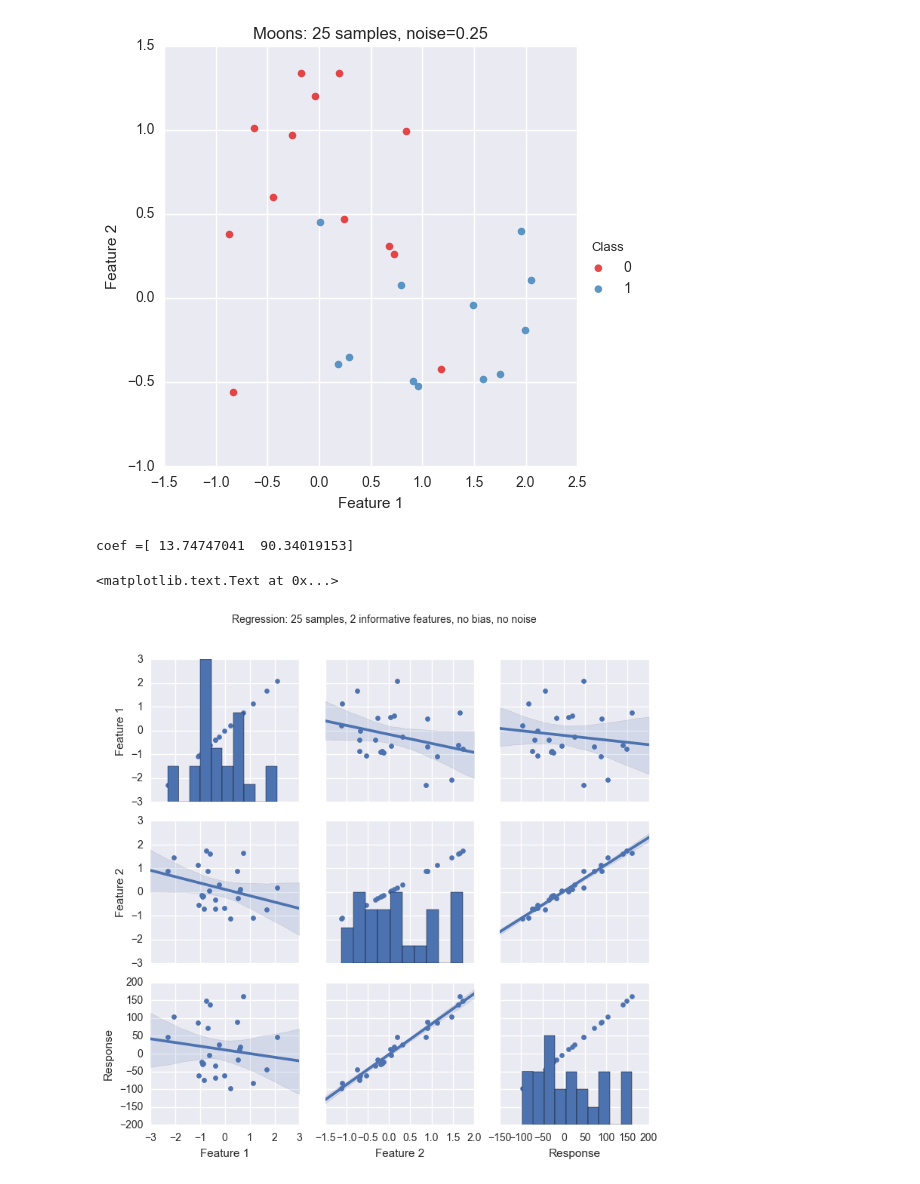
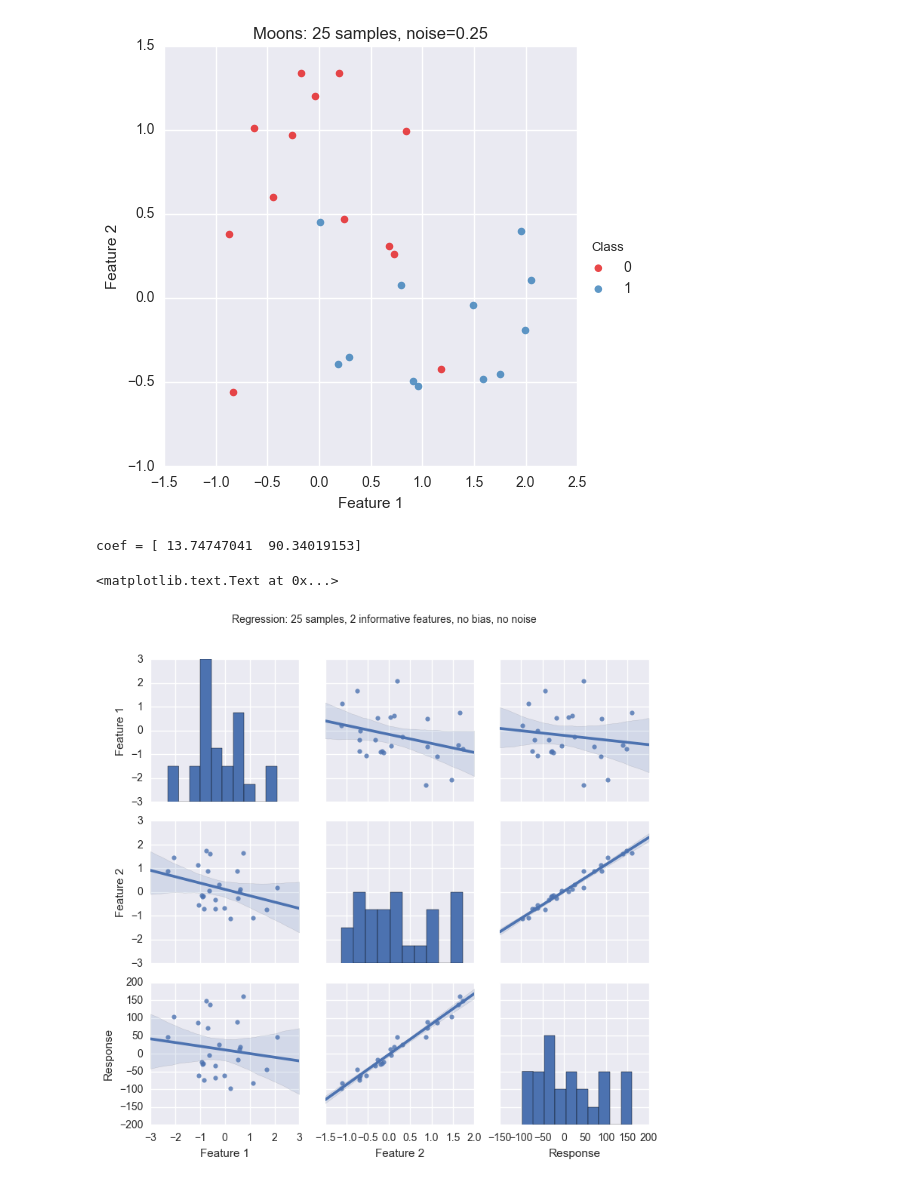
Before and after one commit to niranjv/ml-notes, a Jupyter notebook: Datasets/generators.ipynb, the cells around one changed output. Drawn from its saved outputs; the diff is of its cells as text; code cells hidden in the pictures.

```diff
--- a/Datasets/generators.ipynb
+++ b/Datasets/generators.ipynb
@@ -208,27 +208,26 @@ plt.title('Moons: 25 samples, noise=0.25')
 # %%
 # ----------
 # Explore make_regression
 # ----------
 
 from sklearn.datasets import make_regression
 
 X, y, coef = make_regression(n_samples=25, n_features=2, n_informative=2, coef=True, random_state=1)
 
 df = pd.DataFrame({
         'Feature 1': X[:,0],
         'Feature 2': X[:,1],
         'Response': y
     }).round(2)
-print 'coef ={}'.format(coef)
+print 'coef = {}'.format(coef)
 
 g = sns.pairplot(df, kind='reg')
-g = g.map(plt.scatter)
 plt.subplots_adjust(top=0.9)
 g.fig.suptitle('Regression: 25 samples, 2 informative features, no bias, no noise')
 # %% [output]
-coef =[ 13.74747041  90.34019153]
+coef = [ 13.74747041  90.34019153]
 <matplotlib.text.Text at 0x...>
-[figure, old version]
+[figure, new version]
 # %%
 X, y = make_regression(n_samples=25, n_features=3, n_informative=2, random_state=1)
 
```
Also changed, not shown: parts of 1 cell of this notebook.
